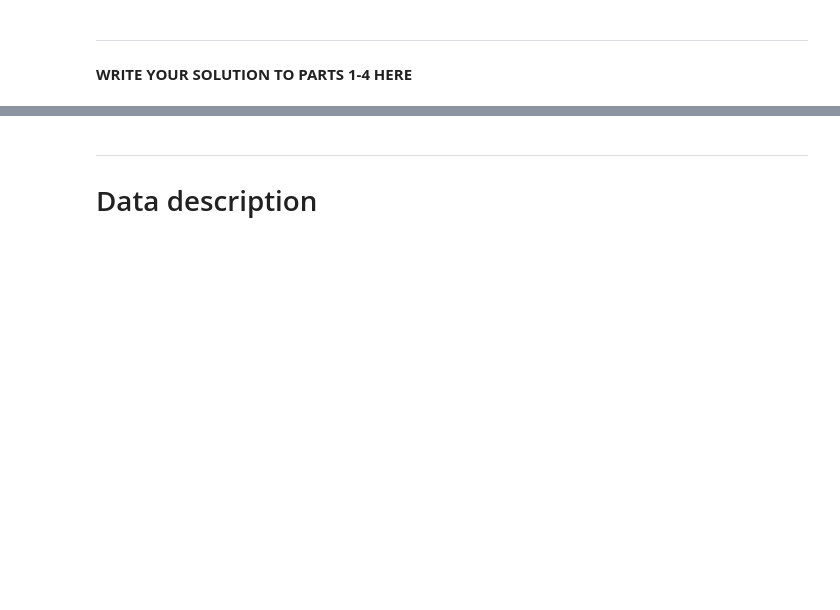
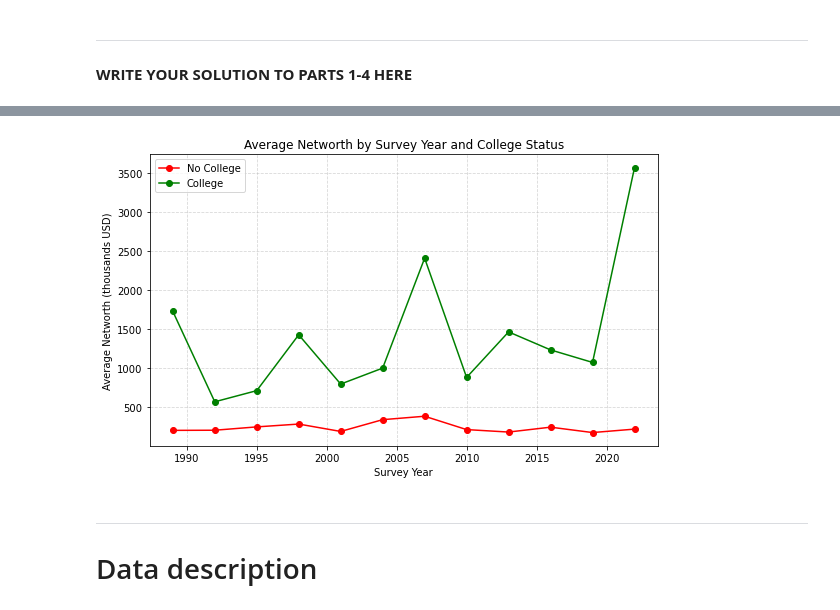
Before and after one commit to Pauline090406/TECH2-H25-assignment2, a Jupyter notebook: assignment2.ipynb, the cells around one changed output, grey strips where cells are left out. Drawn from its saved outputs; the diff is of its cells as text; code cells hidden in the pictures; blank space fills up the shorter version.

```diff
--- a/assignment2.ipynb
+++ b/assignment2.ipynb
@@ -101,3 +169,28 @@ SyntaxError: invalid syntax (833052428.py, line 28)
+# %%
+### Part 4
+
+avg_by_year_college0 = []
+avg_by_year_college1 = []
+
+for yr in survey_years:
+    subset = age1_filtered[age1_filtered['year'] == yr]
+    mean0 = subset[subset['college'] == 0]['networth'].mean()
+    mean1 = subset[subset['college'] == 1]['networth'].mean()
+    avg_by_year_college0.append(mean0)
+    avg_by_year_college1.append(mean1)
+
+plt.figure(figsize=(8,5))
+plt.plot(survey_years, avg_by_year_college0, marker='o', label='No College', color='red')
+plt.plot(survey_years, avg_by_year_college1, marker='o', label='College', color='green')
+plt.xlabel('Survey Year')
+plt.ylabel('Average Networth (thousands USD)')
+plt.title('Average Networth by Survey Year and College Status')
+plt.legend()
+plt.grid(True, linestyle='--', alpha=0.5)
+plt.tight_layout()
+plt.show()
+# %% [output]
+[figure, added]
 # %% [markdown]
 ***
 # Data description
```
Also changed, not shown: parts of 3 cells of this notebook.
